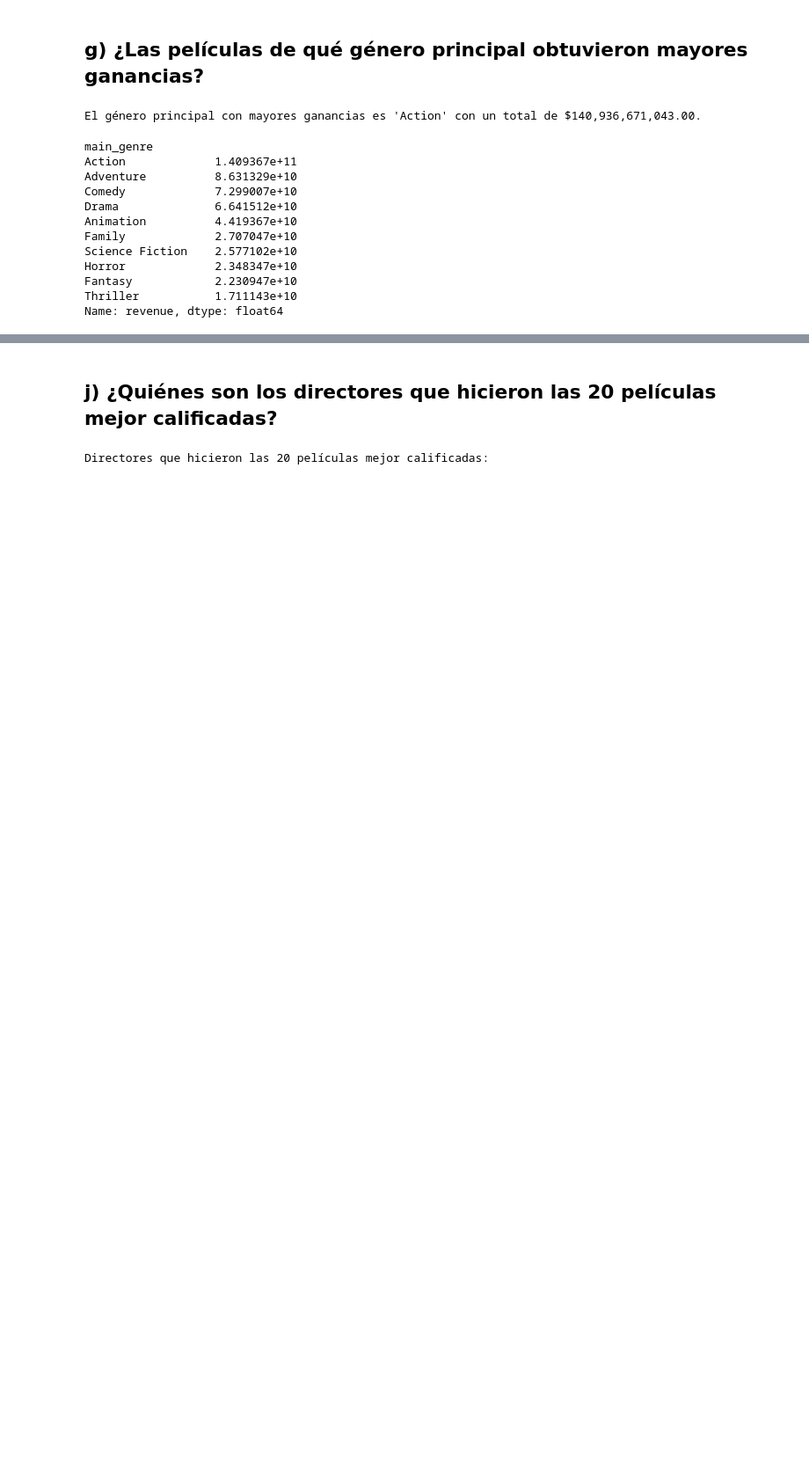
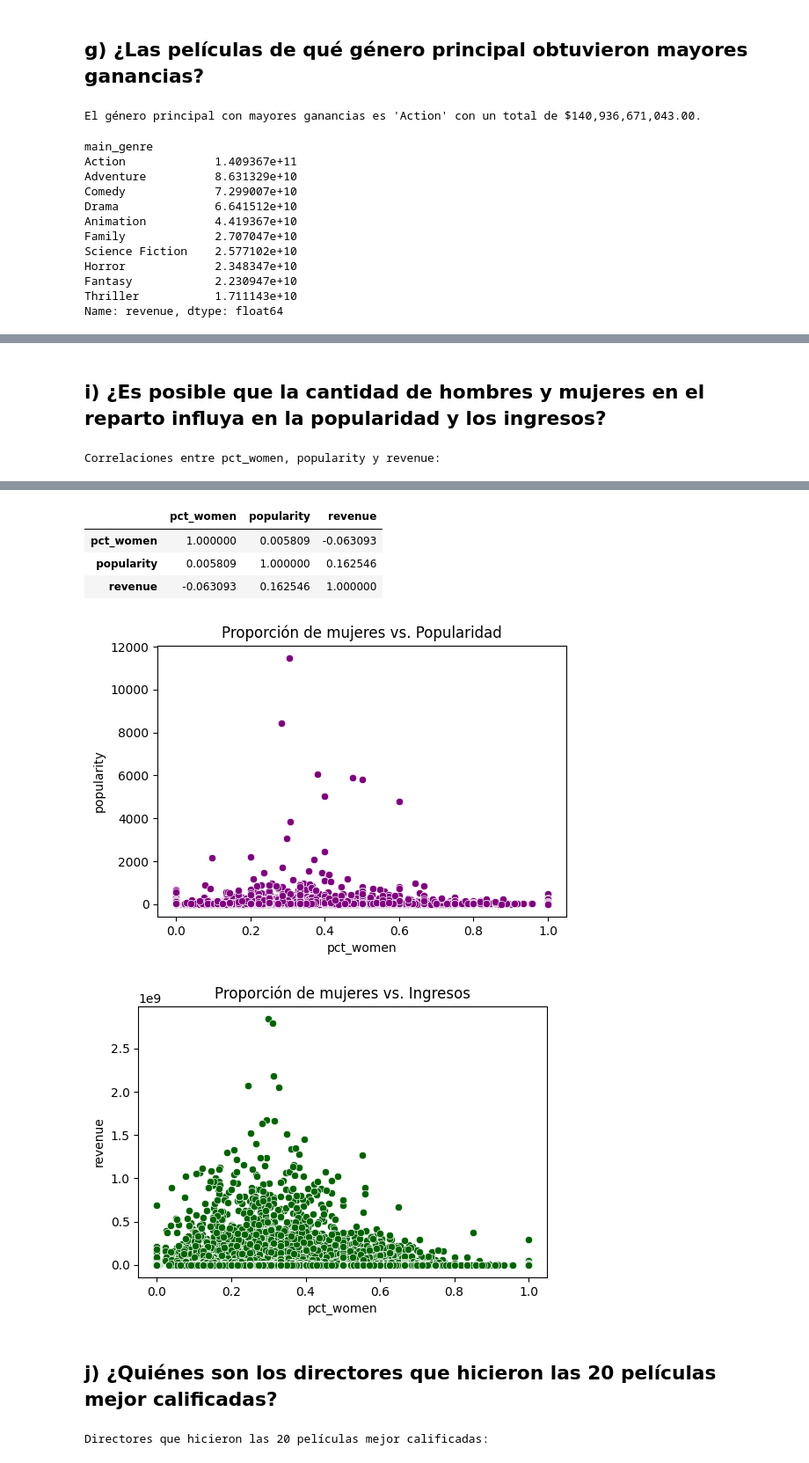
Before and after one commit to Kapiven/HT1, a Jupyter notebook: AnalisisExploratorio.ipynb, the cells around one changed output, grey strips where cells are left out. Shown at 88% size. Drawn from its saved outputs; the diff is of its cells as text; code cells hidden in the pictures; blank space fills up the shorter version.

```diff
--- a/AnalisisExploratorio.ipynb
+++ b/AnalisisExploratorio.ipynb
@@ -241,0 +714,47 @@ Name: revenue, dtype: float64
+# %% [markdown]
+## i) ¿Es posible que la cantidad de hombres y mujeres en el reparto influya en la popularidad y los ingresos?
+# %%
+# Verificamos si las columnas necesarias existen
+columns_needed = ["castMenAmount", "castWomenAmount", "popularity", "revenue"]
+if all(col in df.columns for col in columns_needed):
+
+    # 1) Convertir a numérico para evitar errores de tipo
+    df["castMenAmount"] = pd.to_numeric(df["castMenAmount"], errors="coerce")
+    df["castWomenAmount"] = pd.to_numeric(df["castWomenAmount"], errors="coerce")
+
+    # 2) Reemplazar posibles NaN por 0 (opcional, si así lo consideras adecuado)
+    df["castMenAmount"].fillna(0, inplace=True)
+    df["castWomenAmount"].fillna(0, inplace=True)
+
+    # 3) Crear columna con el total del elenco
+    df["totalCast"] = df["castMenAmount"] + df["castWomenAmount"]
+
+    # 4) Calcular proporciones, evitando división por cero
+    df["pct_women"] = np.where(df["totalCast"] > 0,
+                               df["castWomenAmount"] / df["totalCast"],
+                               0)
+    df["pct_men"]   = np.where(df["totalCast"] > 0,
+                               df["castMenAmount"]   / df["totalCast"],
+                               0)
+
+    # 5) Ver correlaciones con 'popularity' y 'revenue'
+    corr_matrix = df[["pct_women", "popularity", "revenue"]].corr()
+    print("Correlaciones entre pct_women, popularity y revenue:")
+    display(corr_matrix)
+
+    # 6) Gráfico de dispersión: Proporción de mujeres vs. Popularidad
+    plt.figure(figsize=(6,4))
+    sns.scatterplot(data=df, x="pct_women", y="popularity", color='purple')
+    plt.title("Proporción de mujeres vs. Popularidad")
+    plt.show()
+
+    # 7) Gráfico de dispersión: Proporción de mujeres vs. Ingresos
+    plt.figure(figsize=(6,4))
+    sns.scatterplot(data=df, x="pct_women", y="revenue", color='darkgreen')
+    plt.title("Proporción de mujeres vs. Ingresos")
+    plt.show()
+
+else:
+    print("No se encuentran todas las columnas necesarias (castMenAmount, castWomenAmount, popularity, revenue).")
+# %% [output]
+Correlaciones entre pct_women, popularity y revenue:
@@ -242,3 +773,9 @@ Name: revenue, dtype: float64
+|  | pct_women | popularity | revenue |
+| pct_women | 1.000000 | 0.005809 | -0.063093 |
+| popularity | 0.005809 | 1.000000 | 0.162546 |
+| revenue | -0.063093 | 0.162546 | 1.000000 |
+[figure, added]
+[figure, added]
 # %% [markdown]
 ## j) ¿Quiénes son los directores que hicieron las 20 películas mejor calificadas?
 # %%
```
Also changed, not shown: parts of 26 cells of this notebook.
